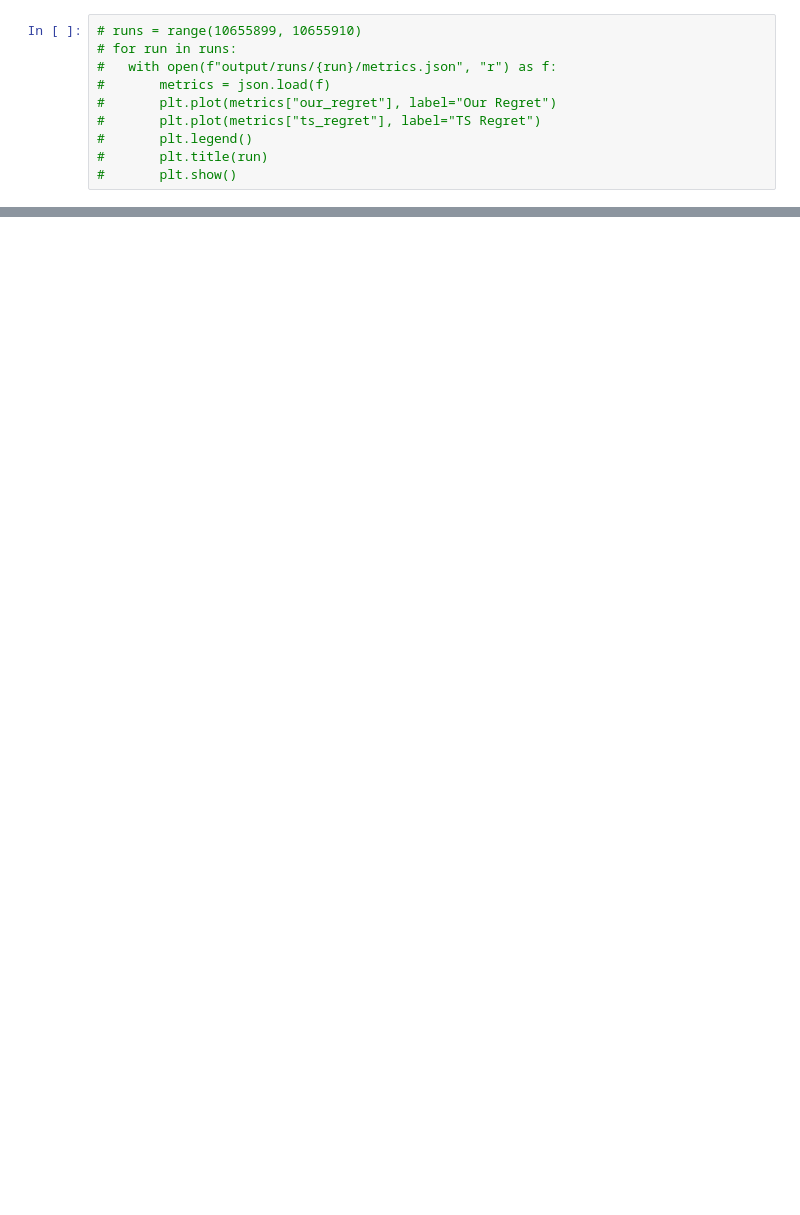
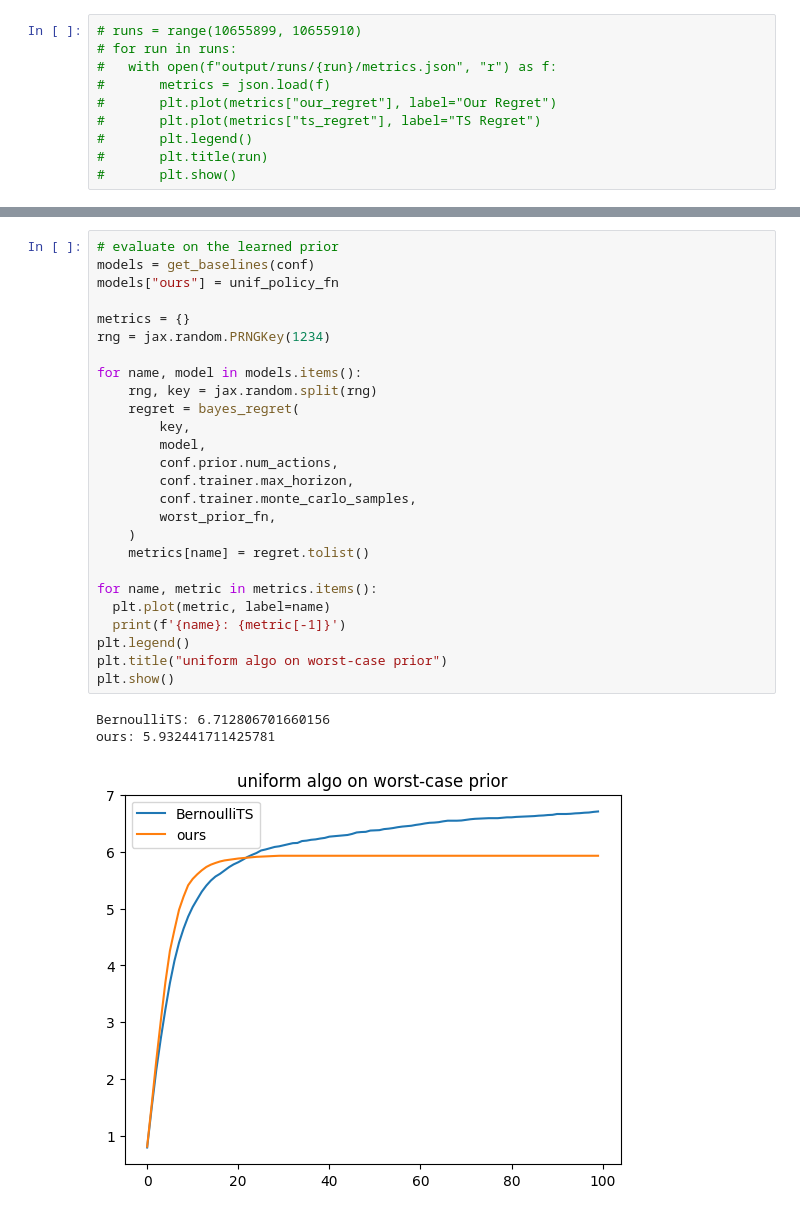
Before and after one commit to keertanavc/experior, a Jupyter notebook: test.ipynb, the cells around one changed output, grey strips where cells are left out. Saved outputs shown, nothing was run; the diff lists cells and outputs as text; blank space fills up the shorter version.

```diff
--- a/test.ipynb
+++ b/test.ipynb
@@ -29,0 +123,30 @@ softelim: 6.274069786071777
+# %%
+# evaluate on the learned prior
+models = get_baselines(conf)
+models["ours"] = unif_policy_fn
+
+metrics = {}
+rng = jax.random.PRNGKey(1234)
+
+for name, model in models.items():
+    rng, key = jax.random.split(rng)
+    regret = bayes_regret(
+        key,
+        model,
+        conf.prior.num_actions,
+        conf.trainer.max_horizon,
+        conf.trainer.monte_carlo_samples,
+        worst_prior_fn,
+    )
+    metrics[name] = regret.tolist()
+
+for name, metric in metrics.items():
+  plt.plot(metric, label=name)
+  print(f'{name}: {metric[-1]}')
+plt.legend()
+plt.title("uniform algo on worst-case prior")
+plt.show()
+# %% [output]
+BernoulliTS: 6.712806701660156
+ours: 5.932441711425781
+[figure, added]
```
Also changed, not shown: parts of 10 cells of this notebook, 15 other files.
